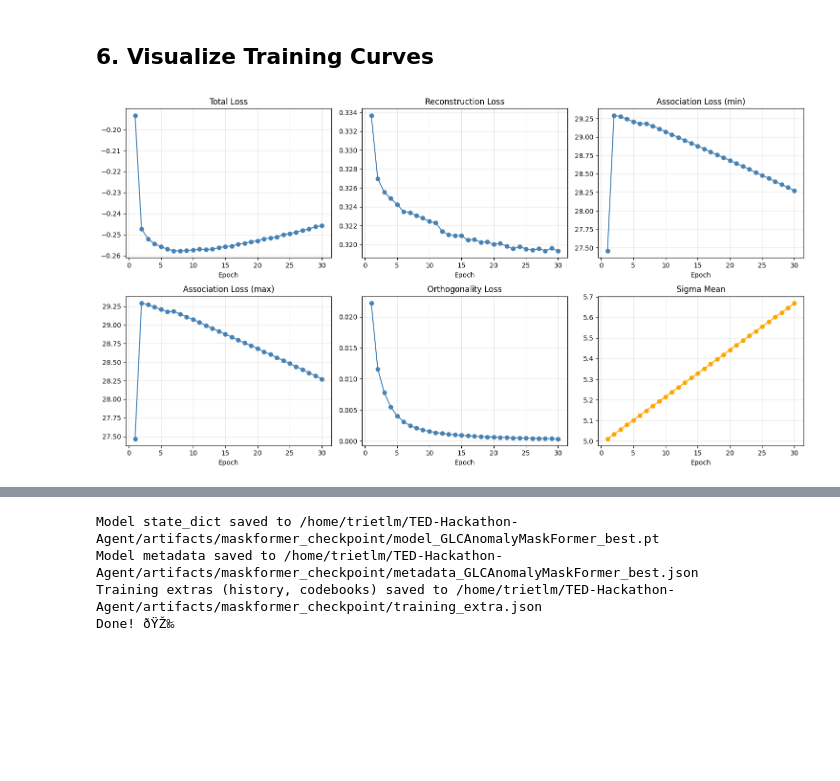
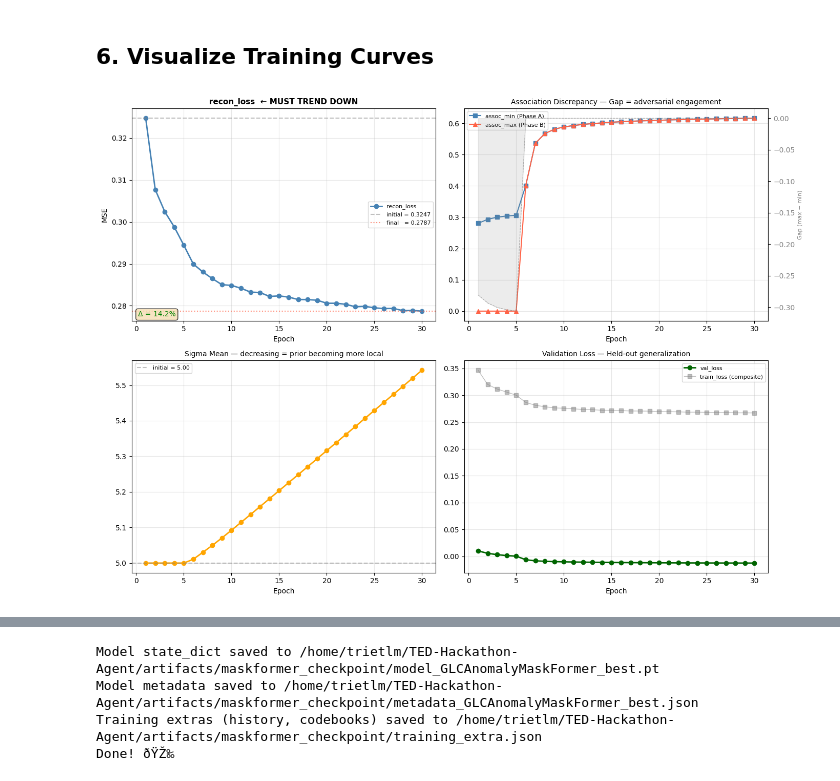
Before and after one commit to xuan-tu-ai/TED-Hackathon-Agent, a Jupyter notebook: backend/notebooks/Training-MaskFormer.ipynb, the cells around one changed output, grey strips where cells are left out. Drawn from its saved outputs; the diff is of its cells as text; code cells hidden in the pictures; blank space fills up the shorter version.

Commit message:
fix: Maskformer training

```diff
--- a/backend/notebooks/Training-MaskFormer.ipynb
+++ b/backend/notebooks/Training-MaskFormer.ipynb
@@ -326,7 +326,7 @@ config = GLCAnomalyMaskFormerConfig(
     mask_ratio=0.3,
     initial_sigma=5.0,
     use_context_embeddings=True,
-
+    use_cnn_decoder=True,
 )
 
 model = create_model(MaskFormerModels.GLC_ANOMALY_MASKFORMER, config)
@@ -391,24 +399,88 @@ Epoch 11/30 — loss: -0.2570  val_loss: -0.6146  recon: 0.3223  assoc_min: 29.0
 # %% [markdown]
 ## 6. Visualize Training Curves
 # %%
-fig, axes = plt.subplots(2, 3, figsize=(15, 8))
+fig, axes = plt.subplots(2, 2, figsize=(14, 10))
 epochs = range(1, len(history["loss"]) + 1)
 
-metrics = [
-    ("loss", "Total Loss", None),
-    ("recon_loss", "Reconstruction Loss", None),
-    ("assoc_loss_min", "Association Loss (min)", None),
-    ("assoc_loss_max", "Association Loss (max)", None),
-    ("orth_loss", "Orthogonality Loss", None),
-    ("sigma_mean", "Sigma Mean", "orange"),
-]
-for ax, (key, title, color) in zip(axes.flat, metrics):
-    ax.plot(epochs, history[key], marker="o", color=color or "steelblue")
-    ax.set_title(title)
-    ax.set_xlabel("Epoch")
-    ax.grid(True, alpha=0.3)
+# --- (0,0): recon_loss — primary health signal ---
+ax = axes[0, 0]
+ax.plot(epochs, history["recon_loss"], marker="o", color="steelblue", lw=2, label="recon_loss")
+ax.axhline(y=history["recon_loss"][0], color="gray", ls="--", alpha=0.5,
+           label=f"initial = {history['recon_loss'][0]:.4f}")
+ax.axhline(y=history["recon_loss"][-1], color="tomato", ls=":", alpha=0.7,
+           label=f"final   = {history['recon_loss'][-1]:.4f}")
+ax.set_title("recon_loss  ← MUST TREND DOWN", fontsize=11, fontweight="bold")
+ax.set_xlabel("Epoch")
+ax.set_ylabel("MSE")
+ax.legend(fontsize=8)
+ax.grid(True, alpha=0.3)
+
+# Annotate improvement percentage
+improvement = (history["recon_loss"][0] - history["recon_loss"][-1]) / history["recon_loss"][0] * 100
+ax.text(0.02, 0.02, f"Δ = {improvement:.1f}%", transform=ax.transAxes,
+        fontsize=10, color="green" if improvement > 5 else "red",
+        bbox=dict(boxstyle="round", facecolor="wheat", alpha=0.8))
+
+# --- (0,1): assoc_min vs assoc_max — adversarial gap ---
+ax = axes[0, 1]
+ax.plot(epochs, history["assoc_loss_min"], marker="s", color="steelblue", lw=1.5,
+        label="assoc_min (Phase A)")
+ax.plot(epochs, history["assoc_loss_max"], marker="^", color="tomato", lw=1.5,
+        label="assoc_max (Phase B)")
+if len(history["assoc_loss_min"]) == len(history["assoc_loss_max"]):
+    gap = [mx - mn for mx, mn in zip(history["assoc_loss_max"], history["assoc_loss_min"])]
+    ax_twin = ax.twinx()
+    ax_twin.fill_between(epochs, gap, alpha=0.15, color="gray")
+    ax_twin.plot(epochs, gap, color="gray", lw=0.8, ls="--", alpha=0.6)
+    ax_twin.set_ylabel("Gap (max − min)", fontsize=8, color="gray")
+    ax_twin.tick_params(axis="y", labelcolor="gray")
+ax.set_title("Association Discrepancy — Gap = adversarial engagement", fontsize=10)
+ax.set_xlabel("Epoch")
+ax.legend(fontsize=8)
+ax.grid(True, alpha=0.3)
+
+# --- (1,0): sigma_mean ---
+ax = axes[1, 0]
+ax.plot(epochs, history["sigma_mean"], marker="o", color="orange", lw=2)
+ax.axhline(y=history["sigma_mean"][0], color="gray", ls="--", alpha=0.5,
+           label=f"initial = {history['sigma_mean'][0]:.2f}")
+ax.set_title("Sigma Mean — decreasing = prior becoming more local", fontsize=10)
+ax.set_xlabel("Epoch")
+ax.legend(fontsize=8)
+ax.grid(True, alpha=0.3)
+
+# --- (1,1): val_loss (if available) ---
+ax = axes[1, 1]
+if "val_loss" in history and len(history["val_loss"]) > 0:
+    ax.plot(epochs, history["val_loss"], marker="o", color="darkgreen", lw=2,
+            label="val_loss")
+    ax.plot(epochs, history["loss"], marker="s", color="gray", lw=1, alpha=0.5,
+            label="train_loss (composite)")
+    ax.set_title("Validation Loss — Held-out generalization", fontsize=10)
+    ax.legend(fontsize=8)
+else:
+    ax.plot(epochs, history["loss"], marker="s", color="gray", lw=1.5,
+            label="train_loss (composite, not a health signal)")
+    ax.set_title("Total Loss = recon − λ·assoc + orth\n(composite — use recon_loss instead)", fontsize=10, color="gray")
+    ax.legend(fontsize=8)
+ax.set_xlabel("Epoch")
+ax.grid(True, alpha=0.3)
 
 plt.tight_layout()
 plt.show()
+
+# --- Print summary health report ---
+print("=" * 55)
+print("TRAINING HEALTH REPORT")
+print("=" * 55)
+print(f"  recon_loss:       {history['recon_loss'][0]:.4f} → {history['recon_loss'][-1]:.4f}  ({improvement:+.1f}%)")
+assoc_gap = history['assoc_loss_max'][-1] - history['assoc_loss_min'][-1]
+print(f"  assoc gap:        {assoc_gap:.4f}  (target: > 0 = adversarial game playing)")
+sigma_delta = history['sigma_mean'][-1] - history['sigma_mean'][0]
+print(f"  sigma trend:      {sigma_delta:+.4f}  (target: < 0 = prior getting more local)")
+if "val_loss" in history and len(history["val_loss"]) > 0:
+    val_trend = history["val_loss"][-1] - history["val_loss"][0]
+    print(f"  val_loss:         {history['val_loss'][0]:.4f} → {history['val_loss'][-1]:.4f}  ({val_trend:+.4f})")
+print("=" * 55)
 # %% [output]
-[figure, old version]
+[figure, new version]
```
Also changed, not shown: parts of 10 cells of this notebook, 14 other files.
